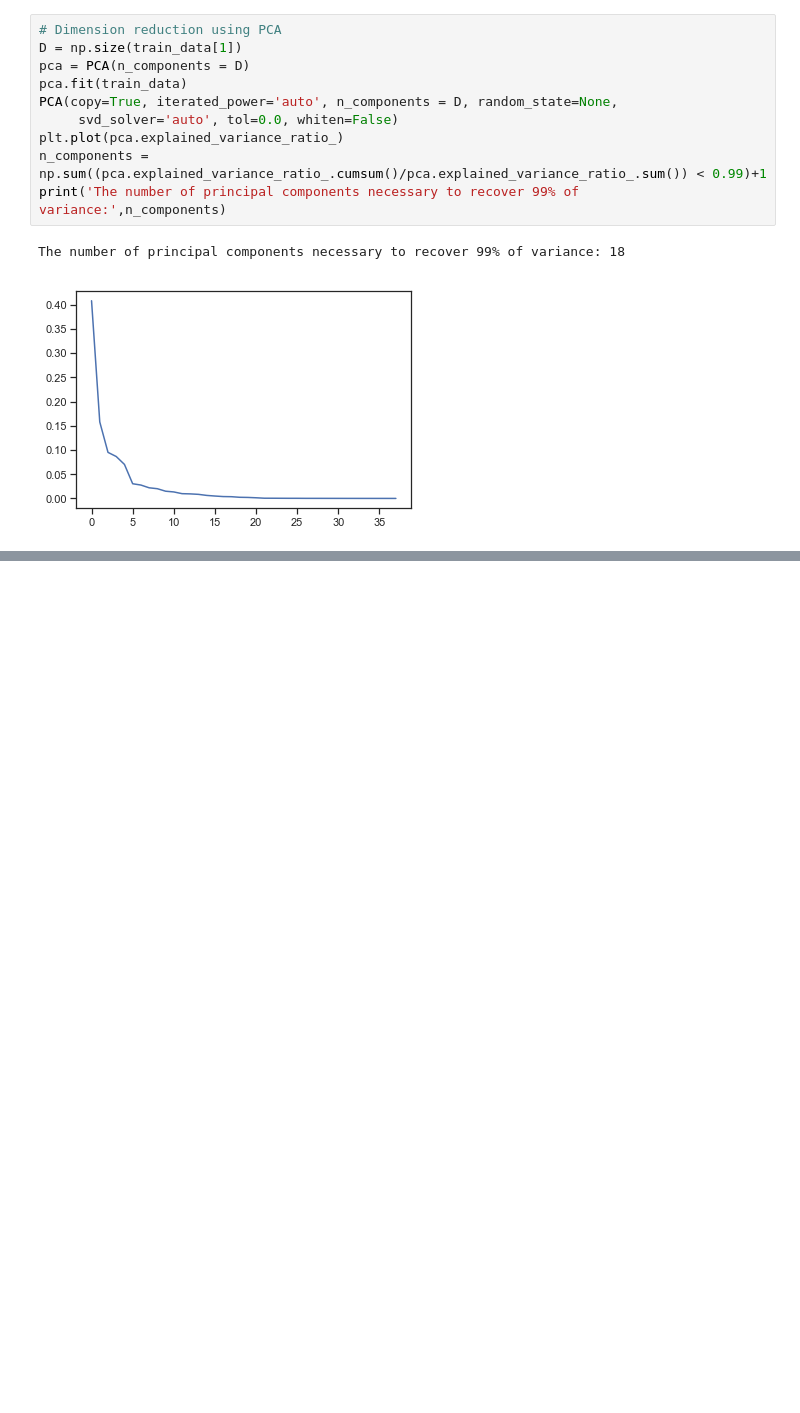
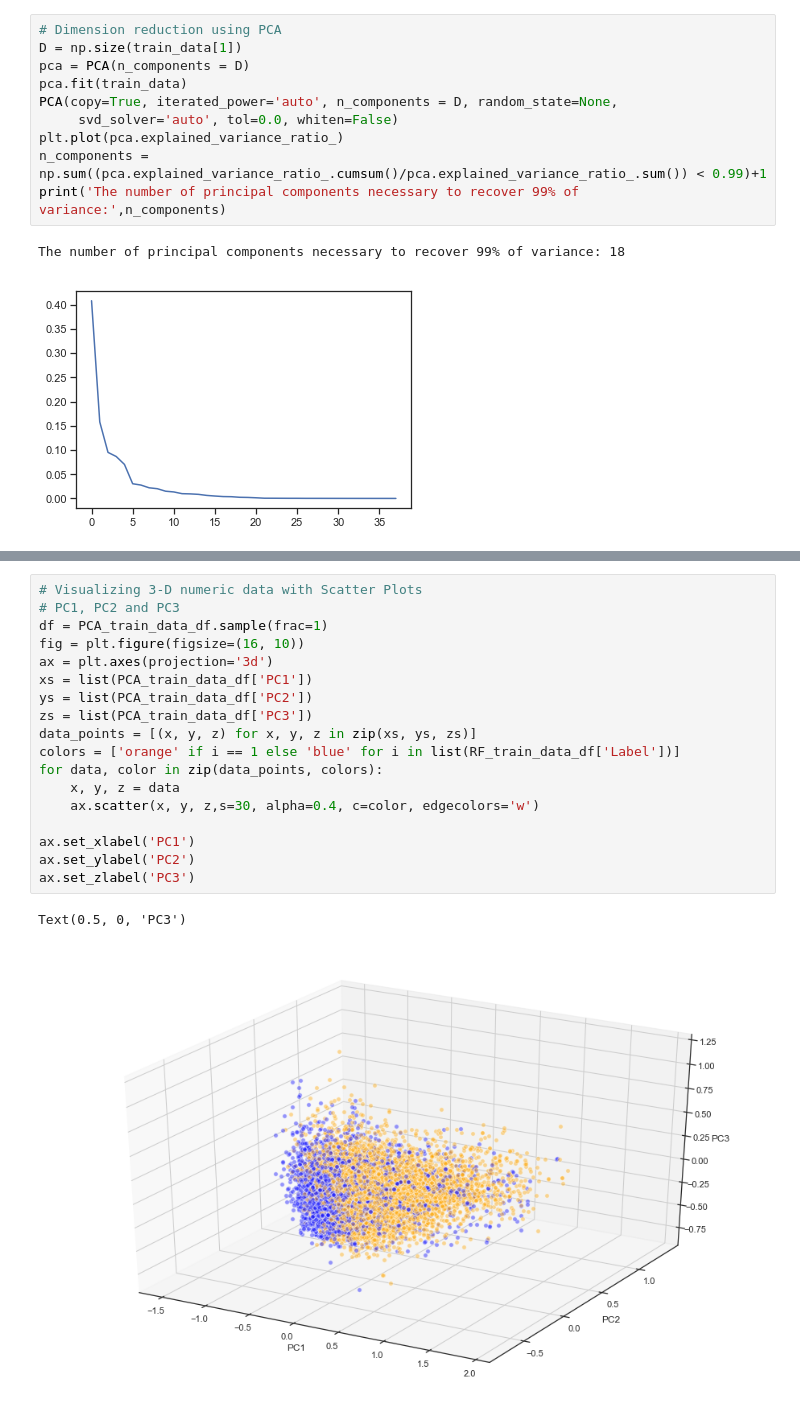
Before and after one commit to ansel-z/CX4240-Cancer-Cell-Classfication-Project, a Jupyter notebook: Dimension Reduction.ipynb, the cells around one changed output, grey strips where cells are left out. Cells and saved outputs as stored; diff of their text form; blank space fills up the shorter version.

```diff
--- a/Dimension Reduction.ipynb
+++ b/Dimension Reduction.ipynb
@@ -292,3 +269,24 @@ PCA_train_data_df
+# %%
+# Visualizing 3-D numeric data with Scatter Plots
+# PC1, PC2 and PC3
+df = PCA_train_data_df.sample(frac=1)
+fig = plt.figure(figsize=(16, 10))
+ax = plt.axes(projection='3d')
+xs = list(PCA_train_data_df['PC1'])
+ys = list(PCA_train_data_df['PC2'])
+zs = list(PCA_train_data_df['PC3'])
+data_points = [(x, y, z) for x, y, z in zip(xs, ys, zs)]
+colors = ['orange' if i == 1 else 'blue' for i in list(RF_train_data_df['Label'])]
+for data, color in zip(data_points, colors):
+    x, y, z = data
+    ax.scatter(x, y, z,s=30, alpha=0.4, c=color, edgecolors='w')
+
+ax.set_xlabel('PC1')
+ax.set_ylabel('PC2')
+ax.set_zlabel('PC3')
+# %% [output]
+Text(0.5, 0, 'PC3')
+[figure, added]
 # %%
 # Conversion of data from numpy array to dataframe
 PCA_test_data_df = pd.DataFrame.from_records(PCA_test_data)
```
Also changed, not shown: parts of 6 cells of this notebook, 4 other files.
